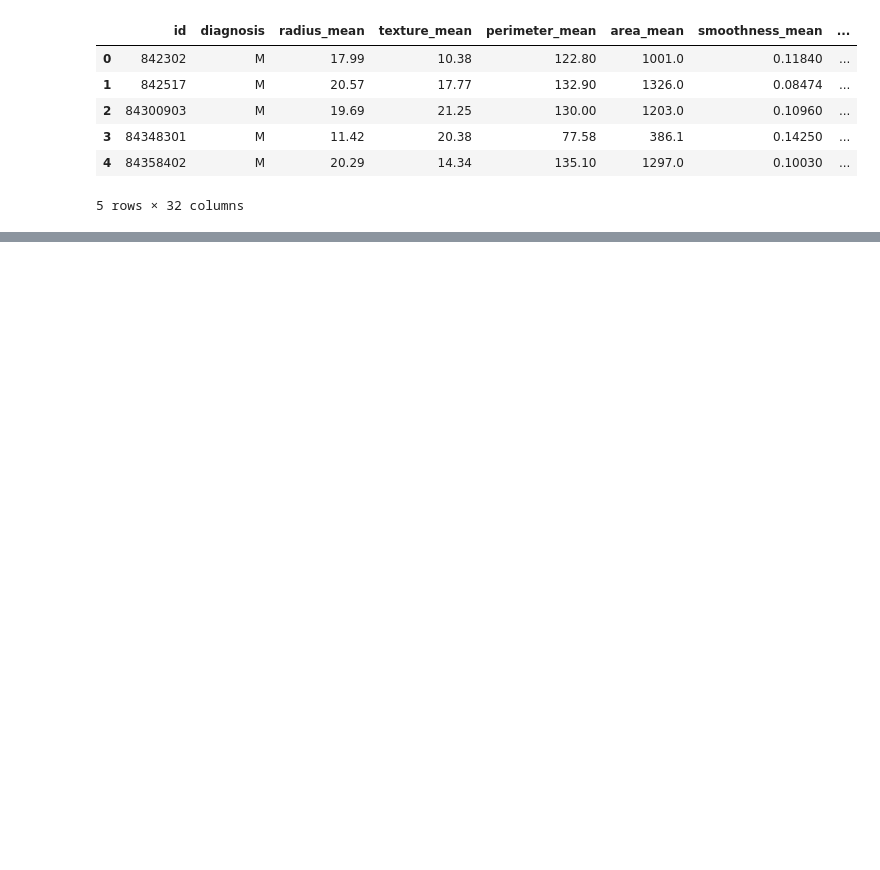
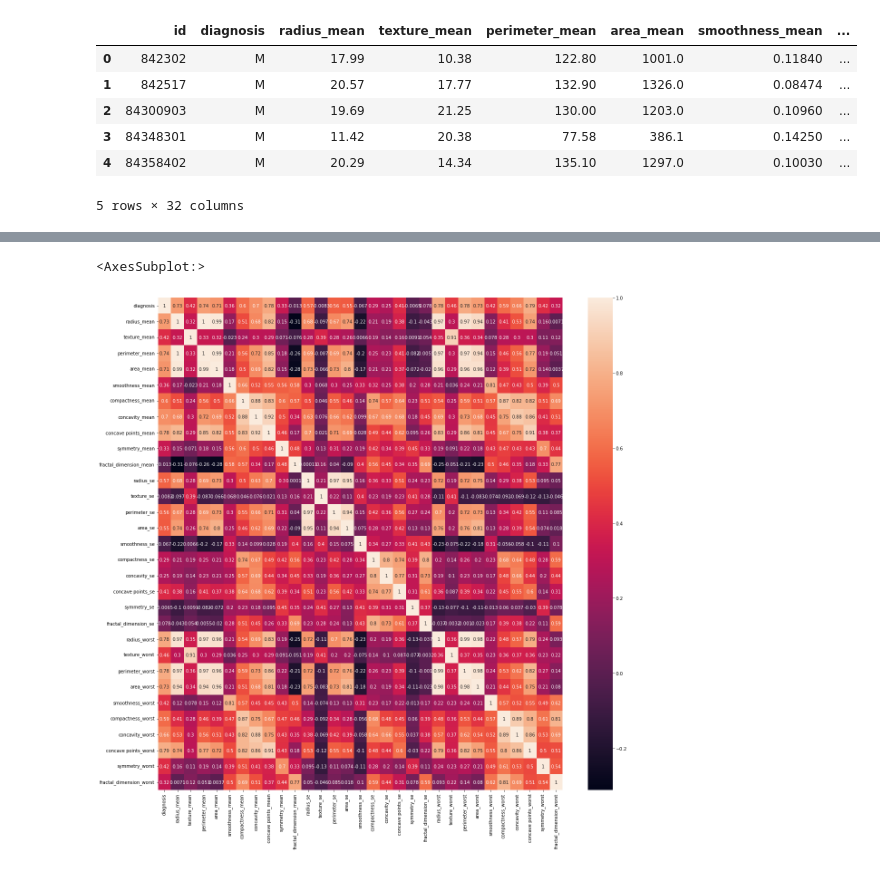
Before and after one commit to VincentGordon-Data-Analyst/breastCancer-logReg, a Jupyter notebook: cancer.ipynb, the cells around one changed output, grey strips where cells are left out. Drawn from its saved outputs; the diff is of its cells as text; code cells hidden in the pictures; blank space fills up the shorter version.

```diff
--- a/cancer.ipynb
+++ b/cancer.ipynb
@@ -16,0 +51,7 @@ df.head()
+# %%
+# Correlation matrix
+plt.figure(figsize=(20, 20))
+sns.heatmap(df.corr(),annot=True)
+# %% [output]
+<AxesSubplot:>
+[figure, added]
```
Also changed, not shown: parts of 9 cells of this notebook.
